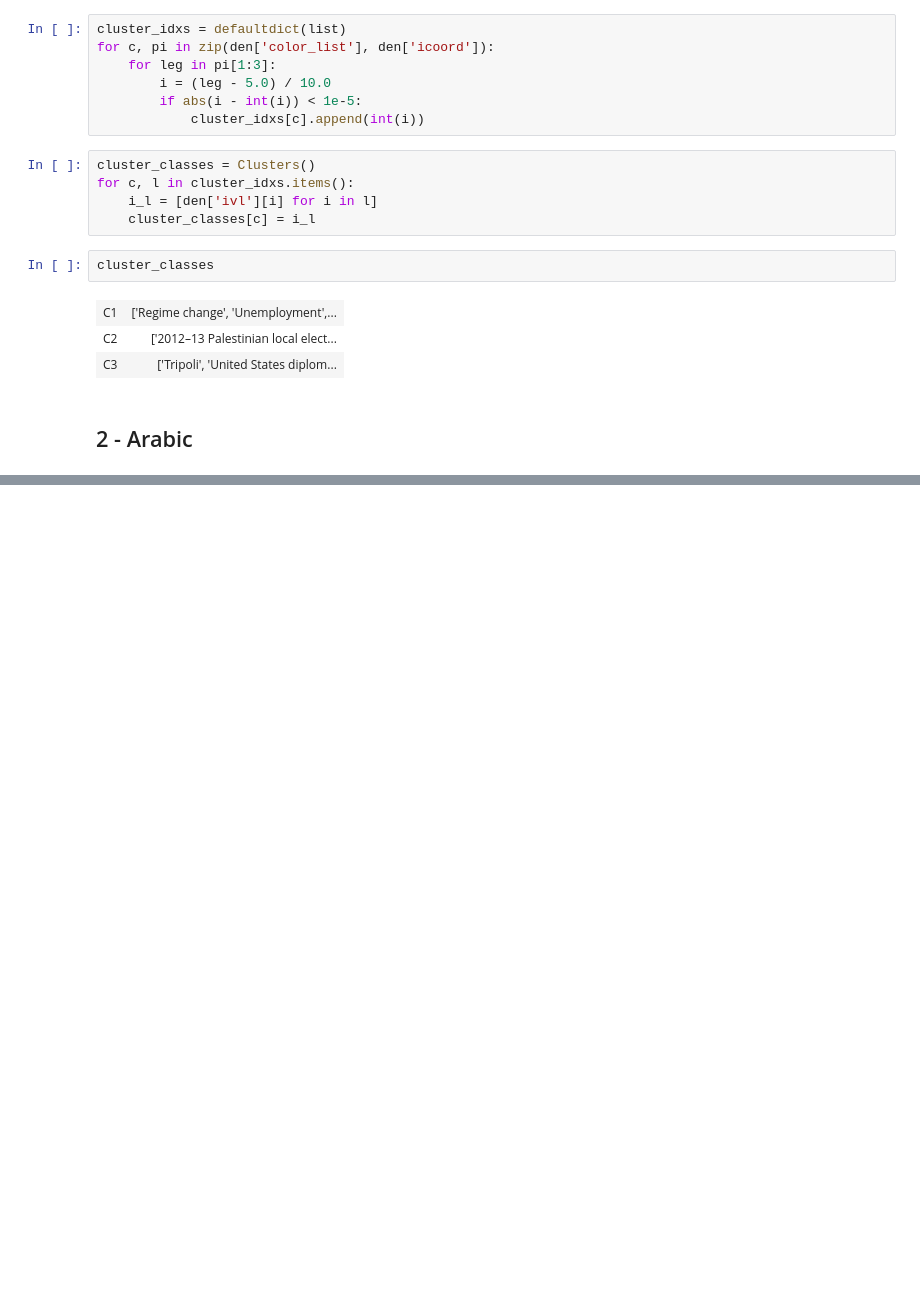
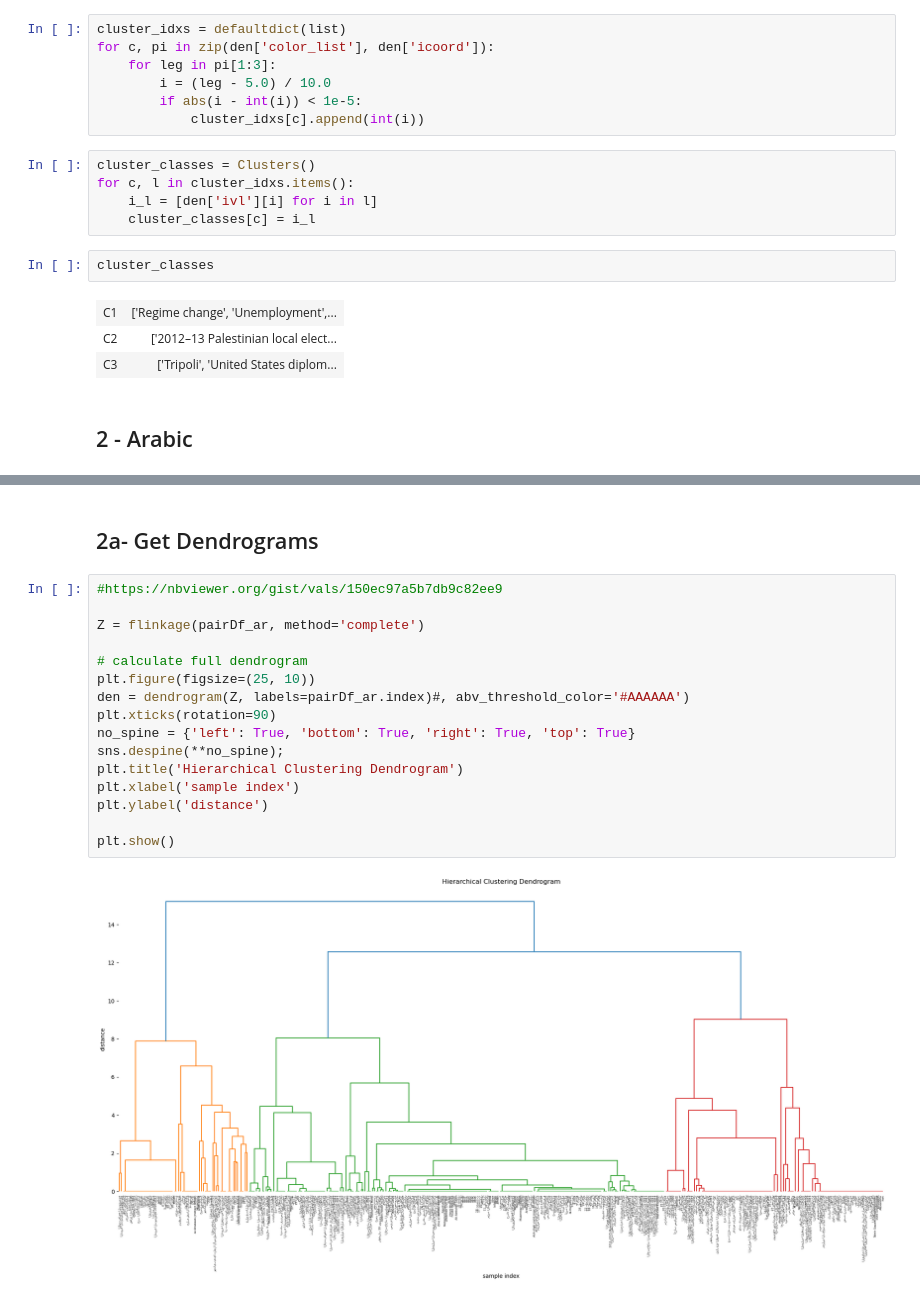
Before and after one commit to hlauriejones/WikiWorkshop24_Temporal-Clustering-of-Wikipedia-Outlinks-as-Collective-Memory-Processes, a Jupyter notebook: 04_temporalOutlinksHeatmap_clusterExtraction.ipynb, the cells around one changed output, grey strips where cells are left out. Saved outputs shown, nothing was run; the diff lists cells and outputs as text; blank space fills up the shorter version.

```diff
--- a/04_temporalOutlinksHeatmap_clusterExtraction.ipynb
+++ b/04_temporalOutlinksHeatmap_clusterExtraction.ipynb
@@ -169,0 +180,20 @@ ar_data.head()
+# %% [markdown]
+## 2a- Get Dendrograms
+# %%
+#https://nbviewer.org/gist/vals/150ec97a5b7db9c82ee9
+
+Z = flinkage(pairDf_ar, method='complete')
+
+# calculate full dendrogram
+plt.figure(figsize=(25, 10))
+den = dendrogram(Z, labels=pairDf_ar.index)#, abv_threshold_color='#AAAAAA')
+plt.xticks(rotation=90)
+no_spine = {'left': True, 'bottom': True, 'right': True, 'top': True}
+sns.despine(**no_spine);
+plt.title('Hierarchical Clustering Dendrogram')
+plt.xlabel('sample index')
+plt.ylabel('distance')
+
+plt.show()
+# %% [output]
+[figure, added]
```
Also changed, not shown: parts of 6 cells of this notebook.
